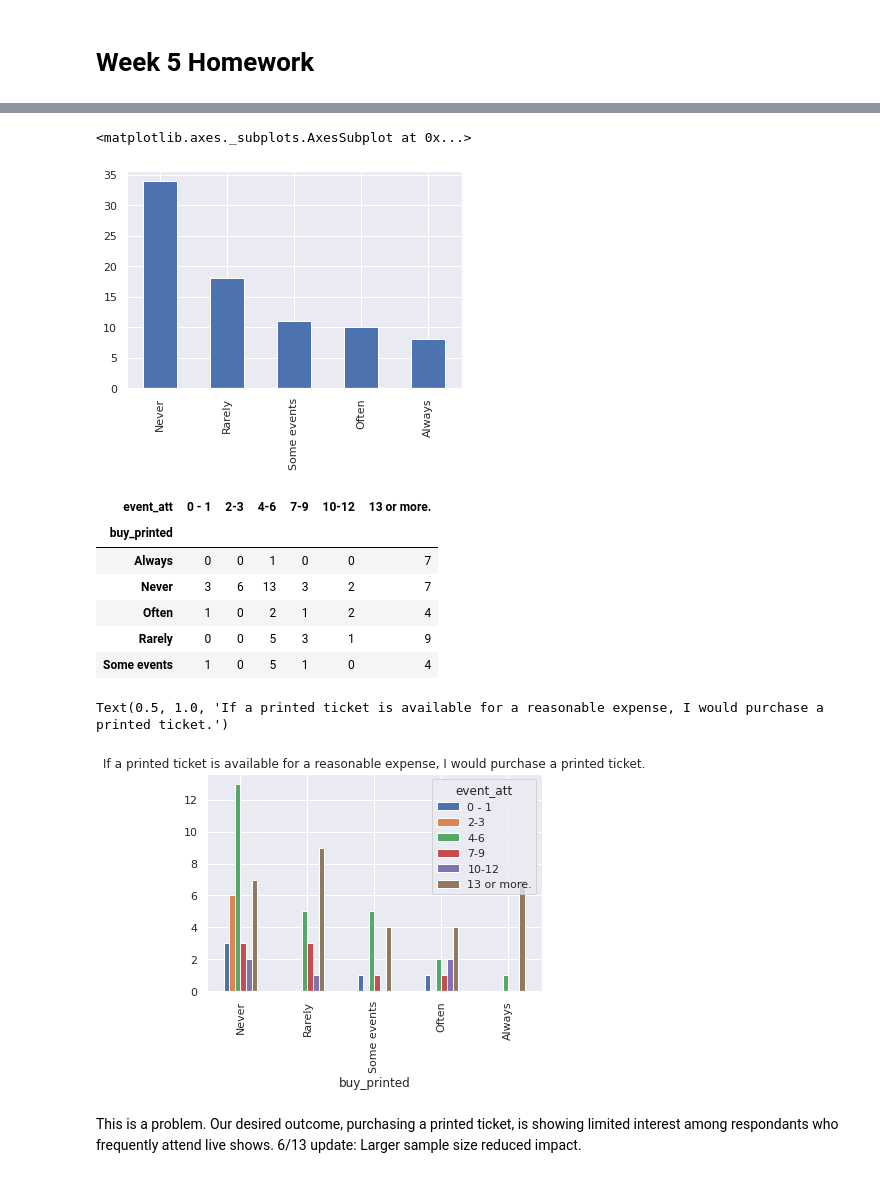
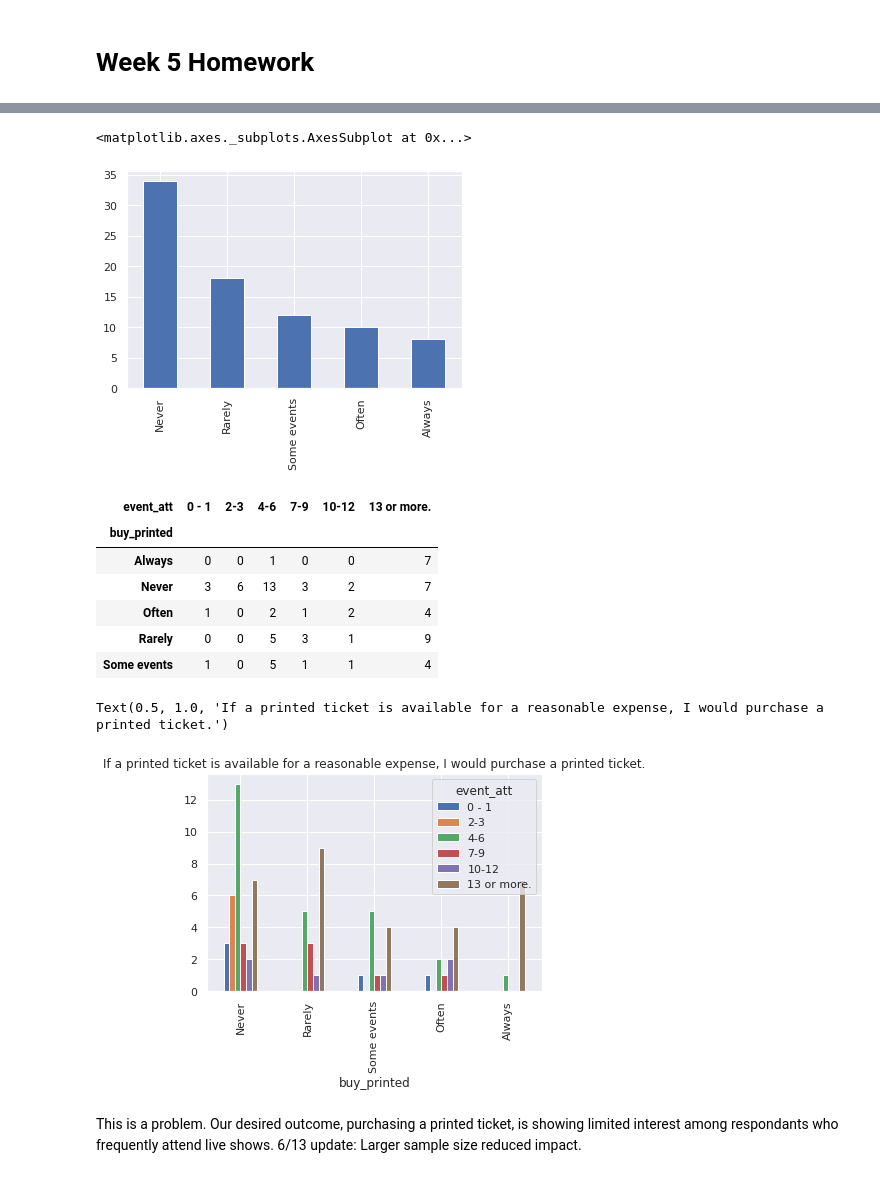
Before and after one commit to LibbyFender/Learning, a Jupyter notebook: SPEX650.ipynb, the cells around one changed output, grey strips where cells are left out. Drawn from its saved outputs; the diff is of its cells as text; code cells hidden in the pictures.

```diff
--- a/SPEX650.ipynb
+++ b/SPEX650.ipynb
@@ -53,7 +46,7 @@ df.head()
 # %% [markdown]
 # Load dataframe from local .csv
 # %%
-df = pd.read_csv('Survey 1.csv')
+df = pd.read_csv('Survey_1Responses.csv')
 # /Survey_1Responses.csv /content/drive/My Drive/Survey_1Responses.gsheet
 # %%
 df.shape
@@ -316,12 +331,10 @@ import csv
 # %%
 #Measure of Central Tendency for outcome variable, purchase a printed ticket
 df['buy_printed'].value_counts().loc[likert_2].plot(
-    kind='bar'
-
-    )
+    kind='bar')
 # %% [output]
 <matplotlib.axes._subplots.AxesSubplot at 0x...>
-[figure, old version]
+[figure, new version]
 # %%
 event_order =['0 - 1', '2-3', '4-6', '7-9', '10-12', '13 or more.']
 abc=pd.crosstab(df['buy_printed'], df['event_att'])
@@ -336,14 +349,14 @@ abc.head()
 | Never | 3 | 6 | 13 | 3 | 2 | 7 |
 | Often | 1 | 0 | 2 | 1 | 2 | 4 |
 | Rarely | 0 | 0 | 5 | 3 | 1 | 9 |
-| Some events | 1 | 0 | 5 | 1 | 0 | 4 |
+| Some events | 1 | 0 | 5 | 1 | 1 | 4 |
 # %%
 #Our outcome variable, buy ticket
 abc.loc[likert_2].plot(kind='bar')
 plt.title('If a printed ticket is available for a reasonable expense, I would purchase a printed ticket.')
 # %% [output]
 Text(0.5, 1.0, 'If a printed ticket is available for a reasonable expense, I would purchase a printed ticket.')
-[figure, old version]
+[figure, new version]
 # %% [markdown]
 This is a problem. Our desired outcome, purchasing a printed ticket, is showing limited interest among respondants who frequently attend live shows.
 6/13 update: Larger sample size reduced impact.
```
Also changed, not shown: parts of 136 cells of this notebook.
